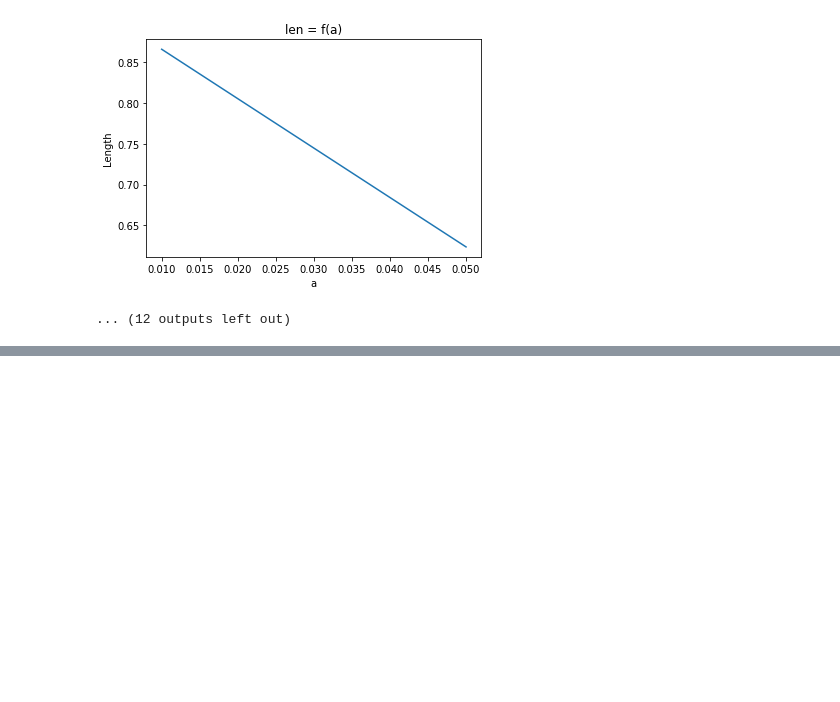
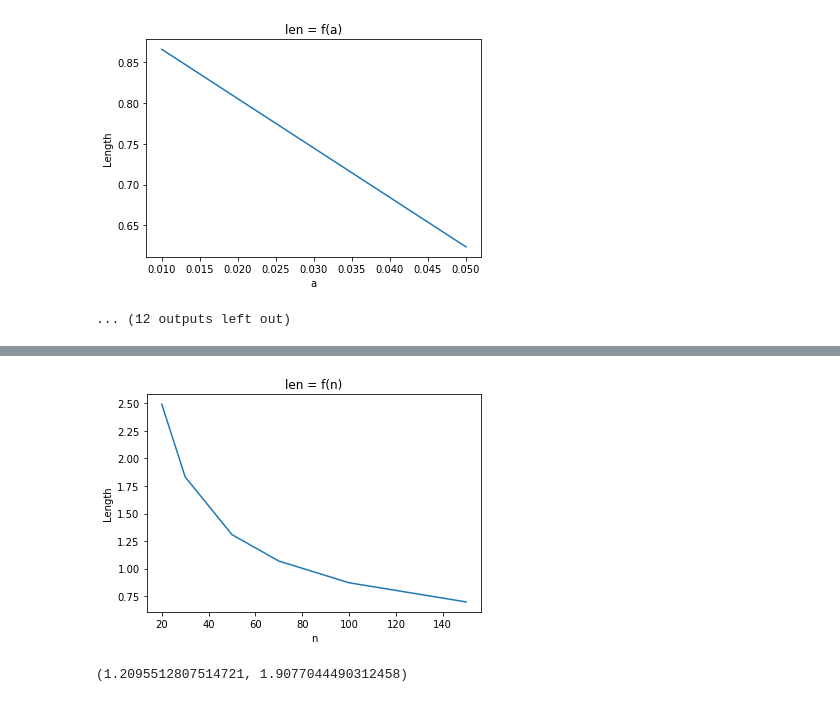
Before and after one commit to dsman1823/statistics, a Jupyter notebook: lab001.ipynb, the cells around one changed output, grey strips where cells are left out. Drawn from its saved outputs; the diff is of its cells as text; code cells hidden in the pictures; blank space fills up the shorter version.

```diff
--- a/lab001.ipynb
+++ b/lab001.ipynb
@@ -444,0 +557,32 @@ ValueError: x and y must have same first dimension, but have shapes (2,) and (6,
+# %%
+def count_amount_disp_interval_len(n):
+    a, b = get_bounds(2, 27)
+    bounds = a, b
+    mean = 0.355
+    dispersion = 1.5
+    sd = math.pow(dispersion, 1 / 2)
+    s = (n / (n-1)) * dispersion
+
+    x_series = get_x_var_series(*bounds, n)
+    y_series = get_y_var_series(x_series)
+    y_series.sort()
+    emean = np.array(y_series).mean()
+    edispersion = np.array(y_series).std()
+    s = (n / (n - 1)) * edispersion
+
+    l, r =  estimate_dispersion_intervals_with_mean(y_series, mean, 0.95)
+    return r - l
+
+amounts = [20, 30, 50, 70, 100, 150]
+lens = [count_amount_disp_interval_len(n) for n in amounts]
+plt.plot(amounts, lens)
+plt.ylabel('Length')
+plt.xlabel('n')
+plt.title('len = f(n)')
+plt.show()
+# %% [output]
+[figure, added]
+# %%
+estimate_dispersion_intervals_with_mean(y_series, mean, 0.95)
+# %% [output]
+(1.2095512807514721, 1.9077044490312458)
```
Also changed, not shown: parts of 4 cells of this notebook.
